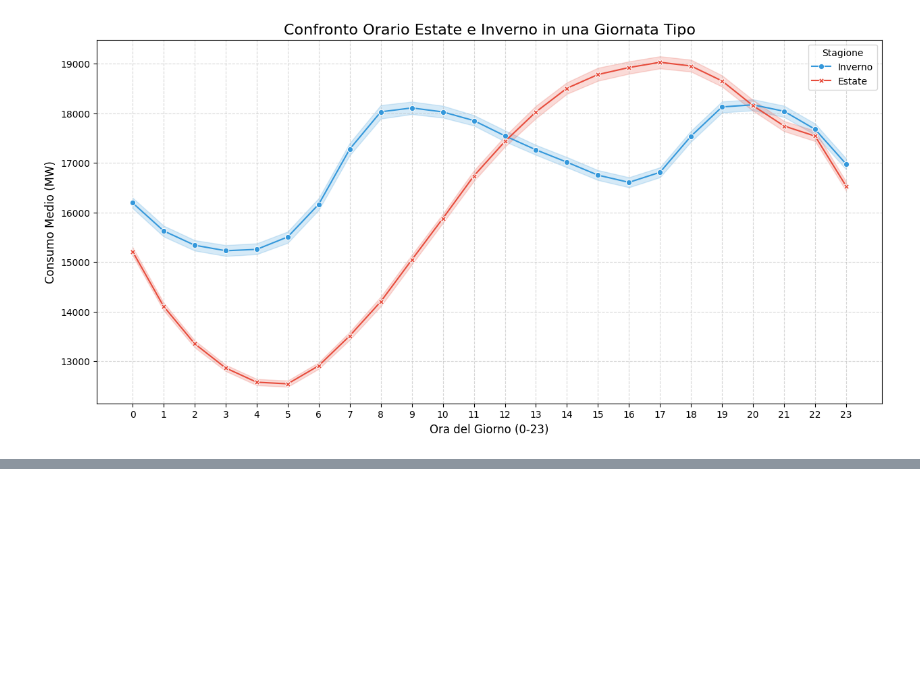
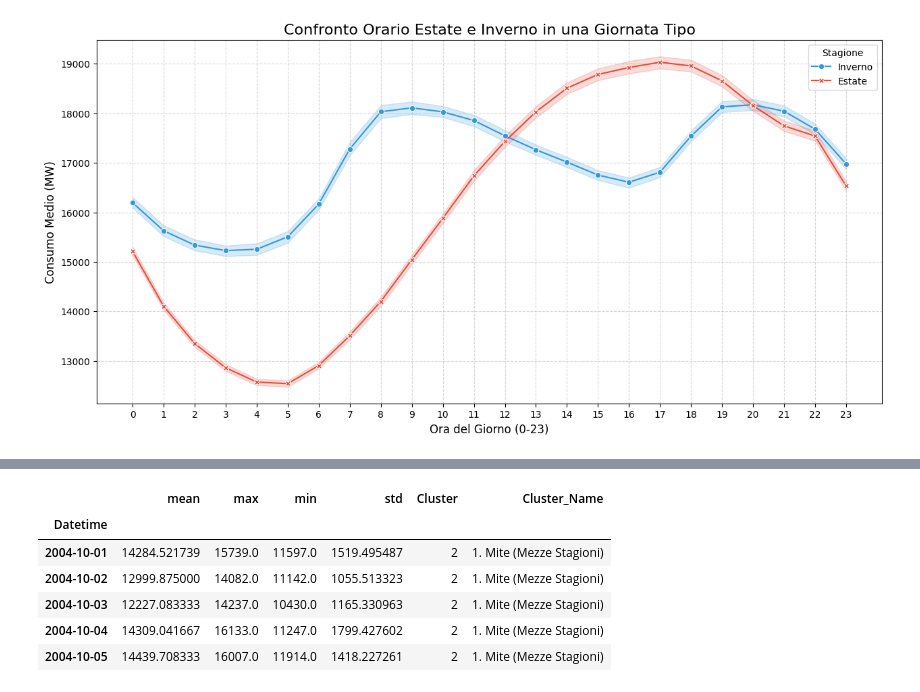
Before and after one commit to reimici/EnergyConsumptionAnalysis, a Jupyter notebook: notebook.ipynb, the cells around one changed output, grey strips where cells are left out. Saved outputs shown, nothing was run; the diff lists cells and outputs as text; code cells hidden in the pictures; blank space fills up the shorter version.

```diff
--- a/notebook.ipynb
+++ b/notebook.ipynb
@@ -599,0 +514,29 @@ Il modello attuale usa solo dati di calendario. Per migliorare ulteriormente la
+# %%
+# Creazione dei Cluster
+# Calcoliamo le statistiche per ogni Cluster
+profilo = daily_data.groupby('Cluster').agg({
+    'mean': 'mean',  # Consumo Medio
+    'max': 'mean',   # Picco Medio (Indicatore di rischio)
+    'min': 'mean',   # Carico Base
+    'Cluster': 'count' # Quanti giorni ci sono
+}).rename(columns={'Cluster': 'Giorni Totali'})
+
+# Rinominiamo le colonne per chiarezza
+profilo.columns = ['Consumo Medio (MW)', 'Picco Critico (MW)', 'Base Load (MW)', 'Giorni Totali']
+
+# Arrotondiamo per leggere meglio
+profilo = profilo.round(0).astype(int)
+
+# Identificazione Automatica
+id_critico = profilo['Picco Critico (MW)'].idxmax()
+id_mite = profilo['Consumo Medio (MW)'].idxmin()
+all_ids = set(profilo.index)
+id_standard = list(all_ids - {id_critico, id_mite})[0]
+
+print(f"ANALISI AUTOMATICA:")
+print(f"Cluster {id_critico} -> CRITICO (Picchi Estivi)")
+print(f"Cluster {id_standard} -> STANDARD (Inverno)")
+print(f"Cluster {id_mite} -> MITE (Mezze Stagioni)")
+
+print("\nTabella Dati:")
+print(profilo)
@@ -599,0 +555,22 @@ Il modello attuale usa solo dati di calendario. Per migliorare ulteriormente la
+# %%
+# Creiamo un dizionario per mappare i numeri ai nomi
+
+cluster_map = {
+    id_mite:     '1. Mite (Mezze Stagioni)', # Livello Rischio 1 (Basso)
+    id_standard: '2. Standard (Inverno)',    # Livello Rischio 2 (Medio)
+    id_critico:  '3. Critico (Estate)'       # Livello Rischio 3 (Alto)
+}
+
+# Creiamo una nuova colonna con i nomi leggibili
+daily_data['Cluster_Name'] = daily_data['Cluster'].map(cluster_map)
+
+# Mostriamo un esempio per ogni tipo per verificare
+daily_data.head()
+# %% [output]
+|  | mean | max | min | std | Cluster | Cluster_Name |
+| Datetime |  |  |  |  |  |  |
+| 2004-10-01 | 14284.521739 | 15739.0 | 11597.0 | 1519.495487 | 2 | 1. Mite (Mezze Stagioni) |
+| 2004-10-02 | 12999.875000 | 14082.0 | 11142.0 | 1055.513323 | 2 | 1. Mite (Mezze Stagioni) |
+| 2004-10-03 | 12227.083333 | 14237.0 | 10430.0 | 1165.330963 | 2 | 1. Mite (Mezze Stagioni) |
+| 2004-10-04 | 14309.041667 | 16133.0 | 11247.0 | 1799.427602 | 2 | 1. Mite (Mezze Stagioni) |
+| 2004-10-05 | 14439.708333 | 16007.0 | 11914.0 | 1418.227261 | 2 | 1. Mite (Mezze Stagioni) |
```
Also changed, not shown: parts of 42 cells of this notebook, 1 other file.
